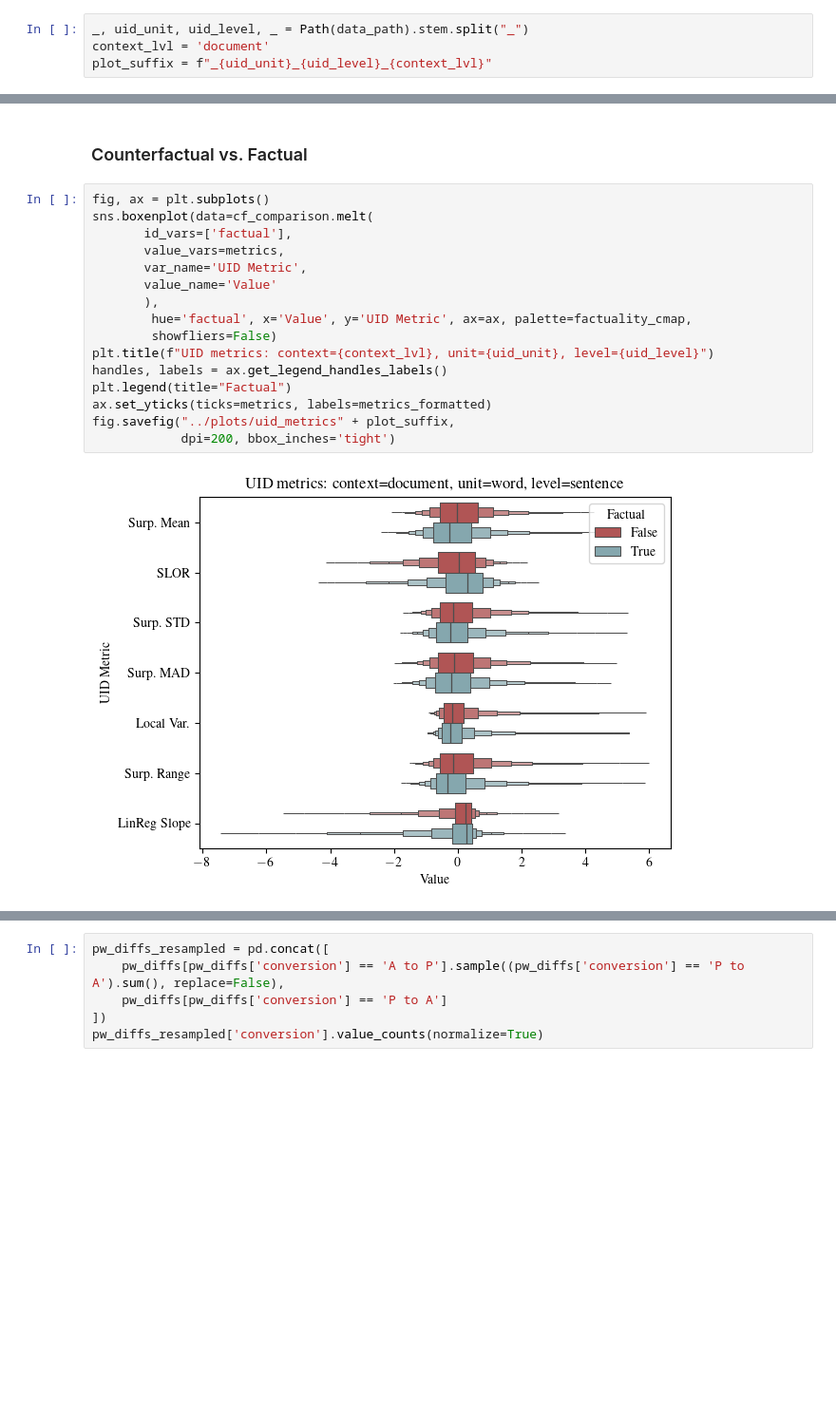
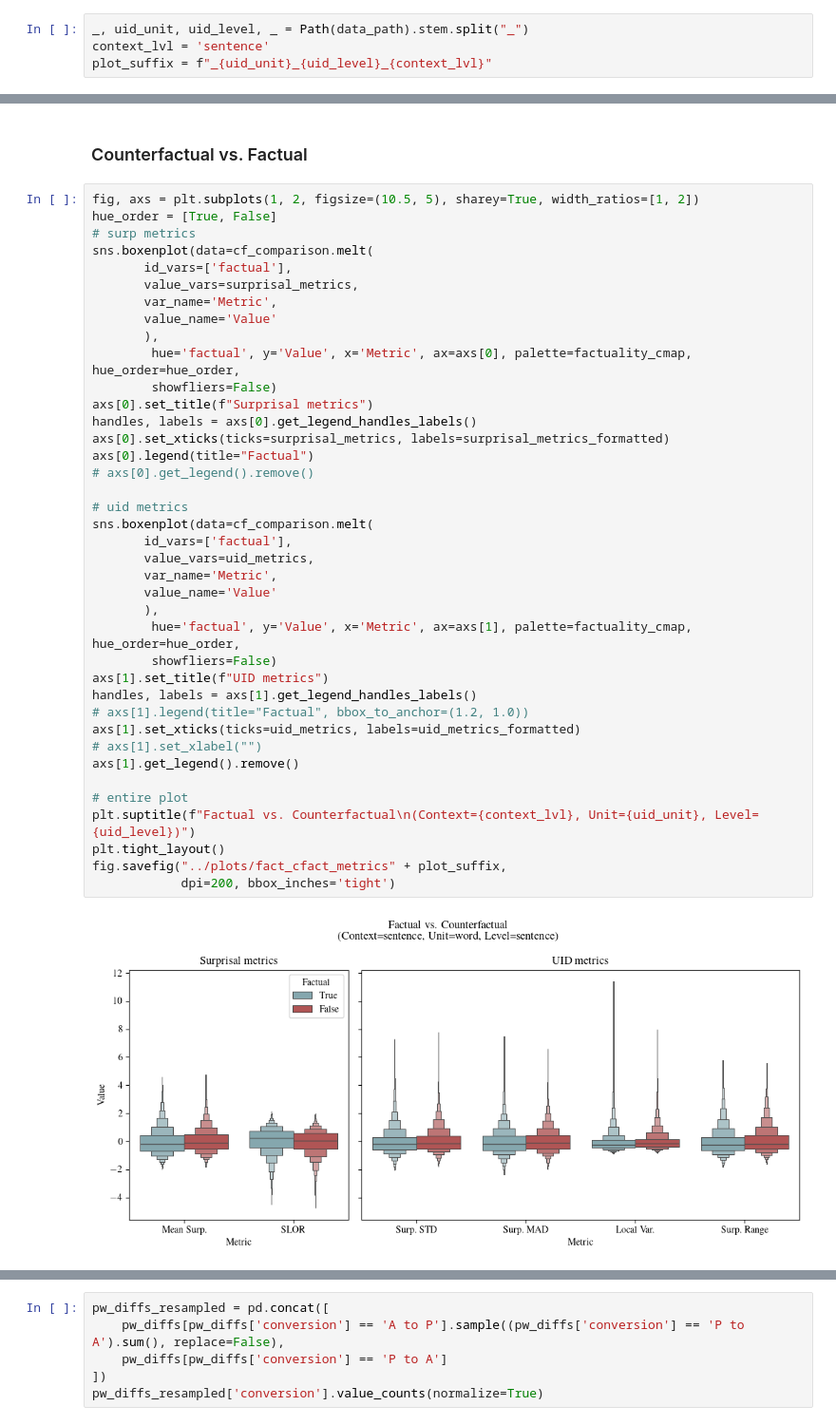
Before and after one commit to NolanChai/active-passive-alternations, a Jupyter notebook: notebooks/UID_analysis.ipynb, the cells around one changed output, grey strips where cells are left out. Shown at 95% size. Cells and saved outputs as stored; diff of their text form; blank space fills up the shorter version.

```diff
--- a/notebooks/UID_analysis.ipynb
+++ b/notebooks/UID_analysis.ipynb
@@ -116,7 +125,7 @@ data_path = "../outputs/cf_word_sentence_uid.csv"
 uid_df = pd.read_csv(data_path).iloc[:, 1:]
 # %%
 _, uid_unit, uid_level, _ = Path(data_path).stem.split("_")
-context_lvl = 'document'
+context_lvl = 'sentence'
 plot_suffix = f"_{uid_unit}_{uid_level}_{context_lvl}"
 # %%
 uid_df[['factual', 'doc_name', 'conv_idx', 'conversion']] = uid_df['doc_id'].str.split("::", expand=True)
@@ -154,23 +195,46 @@ cf_comparison[metrics] = standard_scaler.fit_transform(cf_comparison[metrics])
 # %% [markdown]
 ### Counterfactual vs. Factual
 # %%
-fig, ax = plt.subplots()
+fig, axs = plt.subplots(1, 2, figsize=(10.5, 5), sharey=True, width_ratios=[1, 2])
+hue_order = [True, False]
+# surp metrics
 sns.boxenplot(data=cf_comparison.melt(
        id_vars=['factual'],
-       value_vars=metrics,
-       var_name='UID Metric',
+       value_vars=surprisal_metrics,
+       var_name='Metric',
        value_name='Value'
        ),
-        hue='factual', x='Value', y='UID Metric', ax=ax, palette=factuality_cmap,
+        hue='factual', y='Value', x='Metric', ax=axs[0], palette=factuality_cmap, hue_order=hue_order,
         showfliers=False)
-plt.title(f"UID metrics: context={context_lvl}, unit={uid_unit}, level={uid_level}")
-handles, labels = ax.get_legend_handles_labels()
-plt.legend(title="Factual")
-ax.set_yticks(ticks=metrics, labels=metrics_formatted)
-fig.savefig("../plots/uid_metrics" + plot_suffix,
+axs[0].set_title(f"Surprisal metrics")
+handles, labels = axs[0].get_legend_handles_labels()
+axs[0].set_xticks(ticks=surprisal_metrics, labels=surprisal_metrics_formatted)
+axs[0].legend(title="Factual")
+# axs[0].get_legend().remove()
+
+# uid metrics
+sns.boxenplot(data=cf_comparison.melt(
+       id_vars=['factual'],
+       value_vars=uid_metrics,
+       var_name='Metric',
+       value_name='Value'
+       ),
+        hue='factual', y='Value', x='Metric', ax=axs[1], palette=factuality_cmap, hue_order=hue_order,
+        showfliers=False)
+axs[1].set_title(f"UID metrics")
+handles, labels = axs[1].get_legend_handles_labels()
+# axs[1].legend(title="Factual", bbox_to_anchor=(1.2, 1.0))
+axs[1].set_xticks(ticks=uid_metrics, labels=uid_metrics_formatted)
+# axs[1].set_xlabel("")
+axs[1].get_legend().remove()
+
+# entire plot
+plt.suptitle(f"Factual vs. Counterfactual\n(Context={context_lvl}, Unit={uid_unit}, Level={uid_level})")
+plt.tight_layout()
+fig.savefig("../plots/fact_cfact_metrics" + plot_suffix,
             dpi=200, bbox_inches='tight')
 # %% [output]
-[figure, old version]
+[figure, new version]
 # %%
 get_diff = lambda s: s.diff().iloc[1]
 agg_map = dict(zip(metrics, [get_diff] * len(metrics)))
```
Also changed, not shown: parts of 36 cells of this notebook.
